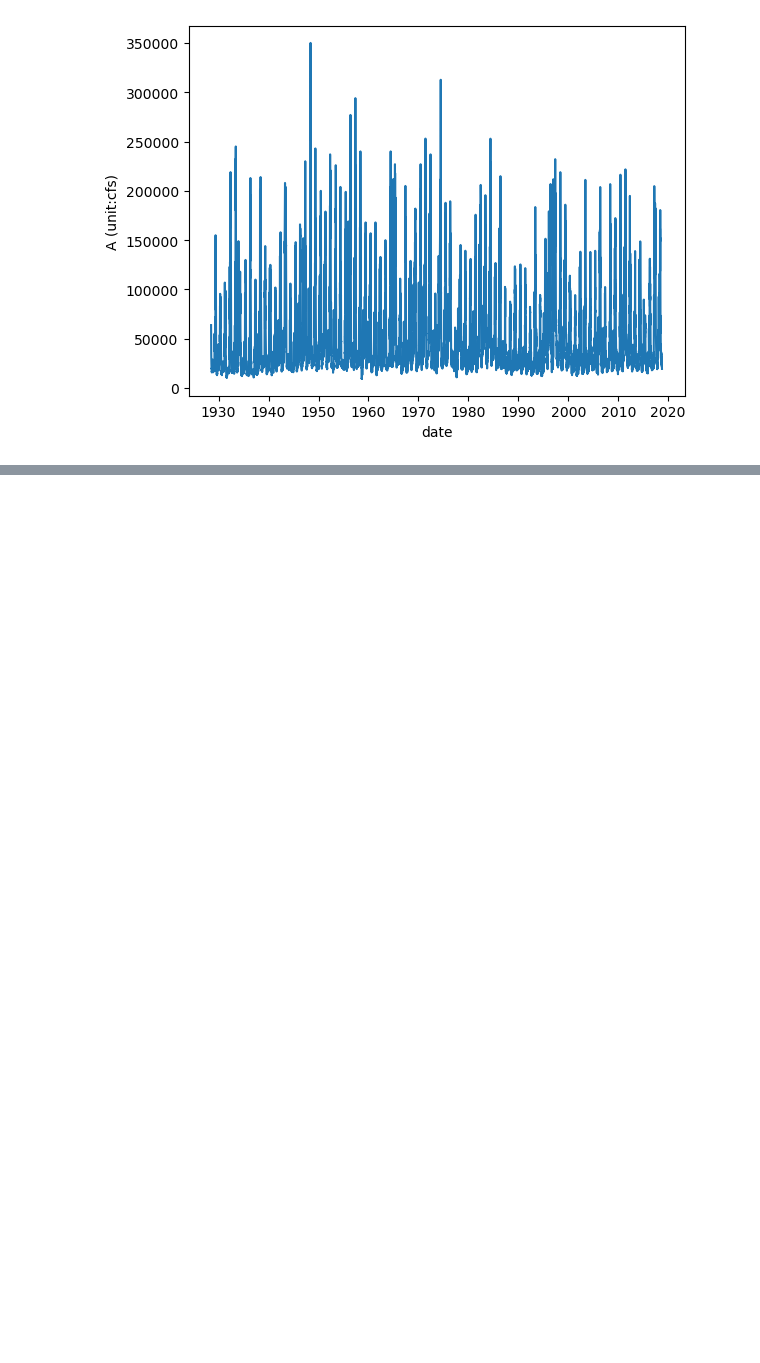
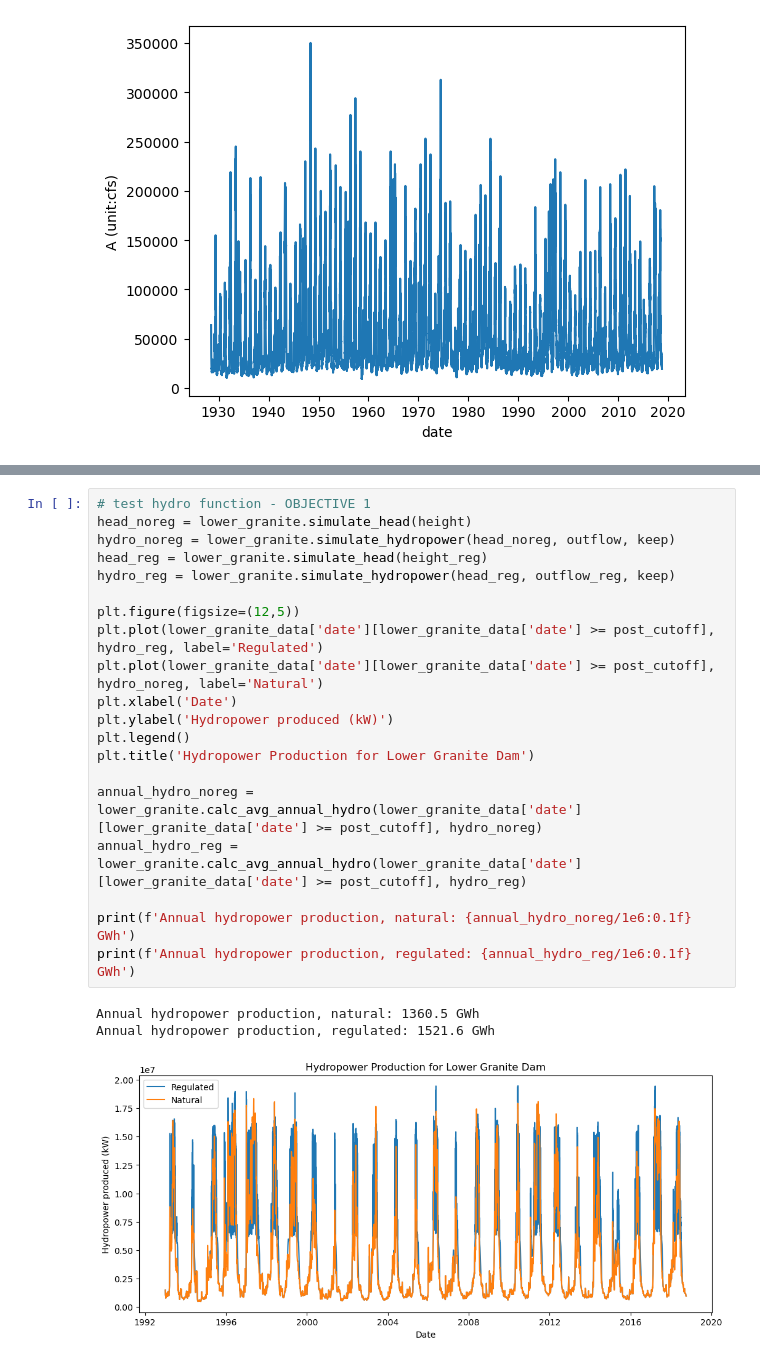
Before and after one commit to clairewang23/columbia_river_model, a Jupyter notebook: release function attempt.ipynb, the cells around one changed output, grey strips where cells are left out. Drawn from its saved outputs; the diff is of its cells as text; blank space fills up the shorter version.

```diff
--- a/release function attempt.ipynb
+++ b/release function attempt.ipynb
@@ -174,0 +198,24 @@ plt.legend()
+# %%
+# test hydro function - OBJECTIVE 1
+head_noreg = lower_granite.simulate_head(height)
+hydro_noreg = lower_granite.simulate_hydropower(head_noreg, outflow, keep)
+head_reg = lower_granite.simulate_head(height_reg)
+hydro_reg = lower_granite.simulate_hydropower(head_reg, outflow_reg, keep)
+
+plt.figure(figsize=(12,5))
+plt.plot(lower_granite_data['date'][lower_granite_data['date'] >= post_cutoff], hydro_reg, label='Regulated')
+plt.plot(lower_granite_data['date'][lower_granite_data['date'] >= post_cutoff], hydro_noreg, label='Natural')
+plt.xlabel('Date')
+plt.ylabel('Hydropower produced (kW)')
+plt.legend()
+plt.title('Hydropower Production for Lower Granite Dam')
+
+annual_hydro_noreg = lower_granite.calc_avg_annual_hydro(lower_granite_data['date'][lower_granite_data['date'] >= post_cutoff], hydro_noreg)
+annual_hydro_reg = lower_granite.calc_avg_annual_hydro(lower_granite_data['date'][lower_granite_data['date'] >= post_cutoff], hydro_reg)
+
+print(f'Annual hydropower production, natural: {annual_hydro_noreg/1e6:0.1f} GWh')
+print(f'Annual hydropower production, regulated: {annual_hydro_reg/1e6:0.1f} GWh')
+# %% [output]
+Annual hydropower production, natural: 1360.5 GWh
+Annual hydropower production, regulated: 1521.6 GWh
+[figure, added]
```
Also changed, not shown: parts of 42 cells of this notebook, 1 other file.
